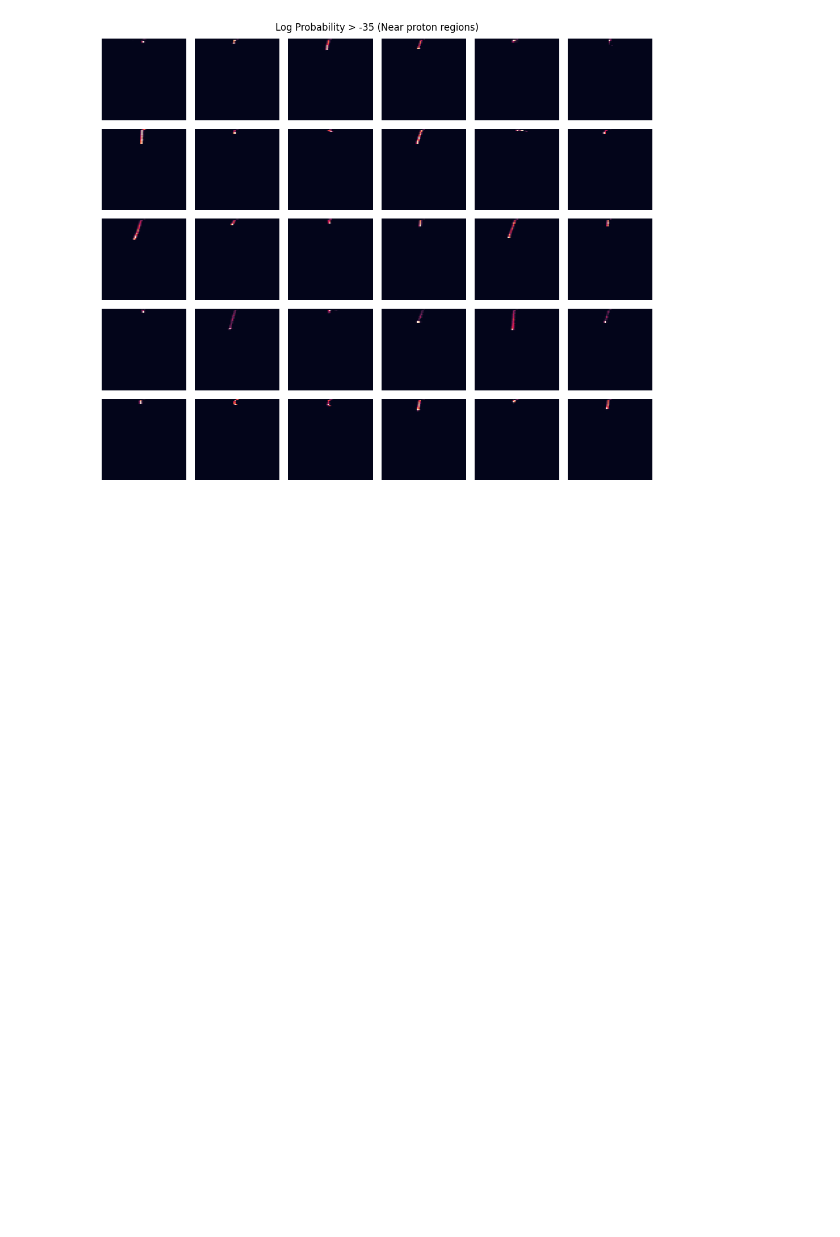
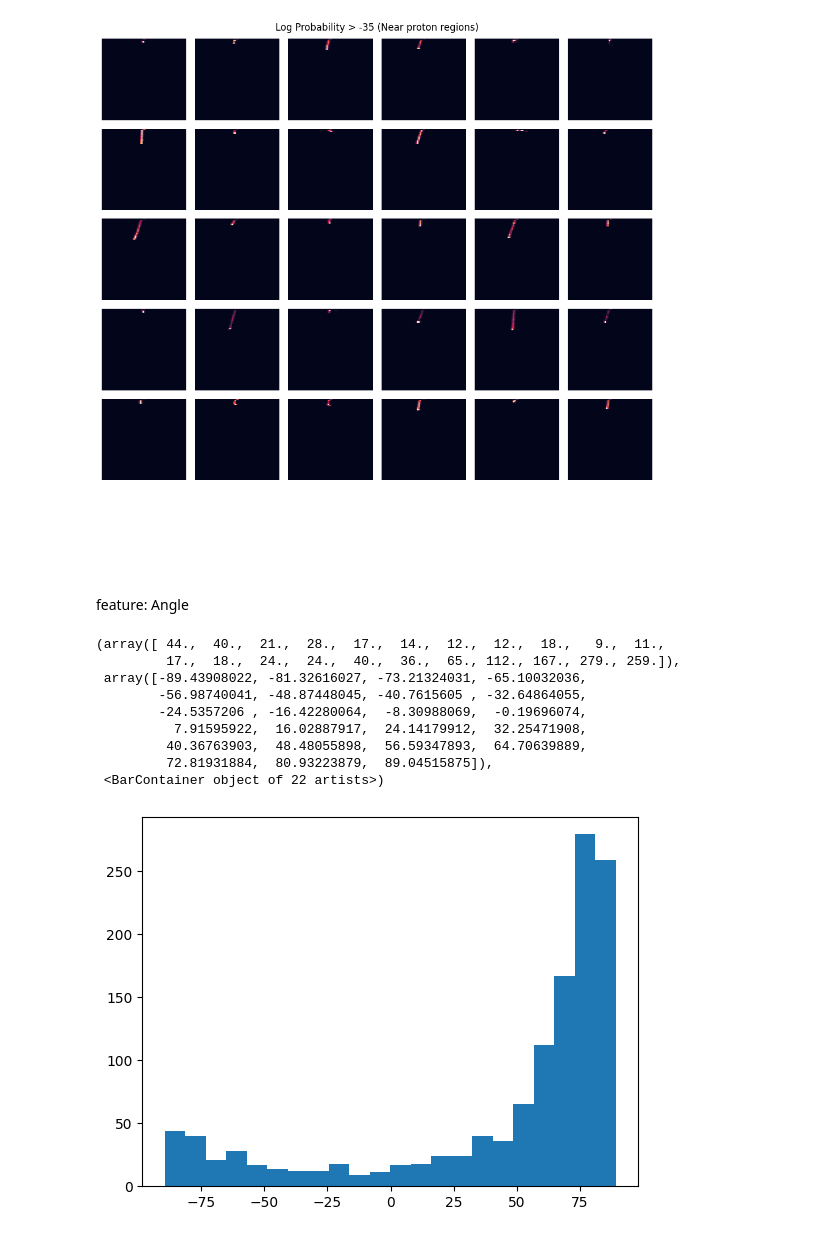
Before and after one commit to mohummudh/proton-deuteron, a Jupyter notebook: kaons/protons-kaons.ipynb, the cells around one changed output. Cells and saved outputs as stored; diff of their text form; code cells hidden in the pictures; blank space fills up the shorter version.

Commit message:
feature: angle implementation

```diff
--- a/kaons/protons-kaons.ipynb
+++ b/kaons/protons-kaons.ipynb
@@ -1412,3 +1412,50 @@ plt.tight_layout()
 plt.show()
 # %% [output]
 [figure]
+# %% [markdown]
+feature: Angle
+# %%
+images = []
+
+for idx, row in col.iterrows():
+    padded = pad_image(
+        row['image_intensity'])
+    images.append(padded)
+
+ind_images = []
+
+for idx, row in ind.iterrows():
+    padded = pad_image(
+        row['image_intensity'])
+    ind_images.append(padded)
+# %%
+heights = col['height'].values
+starts = np.array([np.argmax(img[0,:]) for img in images])
+ends = np.array([np.argmax(img[h-1, :]) for img, h in zip(images, heights)])
+
+thetas = np.arctan((starts - ends) / heights)
+thetas = np.degrees(thetas)
+
+col['thetas'] = thetas
+
+heights = ind['height'].values
+starts = np.array([np.argmax(img[0,:]) for img in images])
+ends = np.array([np.argmax(img[h-1, :]) for img, h in zip(images, heights)])
+
+thetas = np.arctan((starts - ends) / heights)
+thetas = np.degrees(thetas)
+
+ind['thetas'] = thetas
+# %%
+plt.hist(col[col['particle_type'] == 'kaon']['thetas'], bins='auto')
+# %% [output]
+(array([ 44.,  40.,  21.,  28.,  17.,  14.,  12.,  12.,  18.,   9.,  11.,
+         17.,  18.,  24.,  24.,  40.,  36.,  65., 112., 167., 279., 259.]),
+ array([-89.43908022, -81.32616027, -73.21324031, -65.10032036,
+        -56.98740041, -48.87448045, -40.7615605 , -32.64864055,
+        -24.5357206 , -16.42280064,  -8.30988069,  -0.19696074,
+          7.91595922,  16.02887917,  24.14179912,  32.25471908,
+         40.36763903,  48.48055898,  56.59347893,  64.70639889,
+         72.81931884,  80.93223879,  89.04515875]),
+ <BarContainer object of 22 artists>)
+[figure, added]
```
Also changed, not shown: parts of 2 cells of this notebook.
